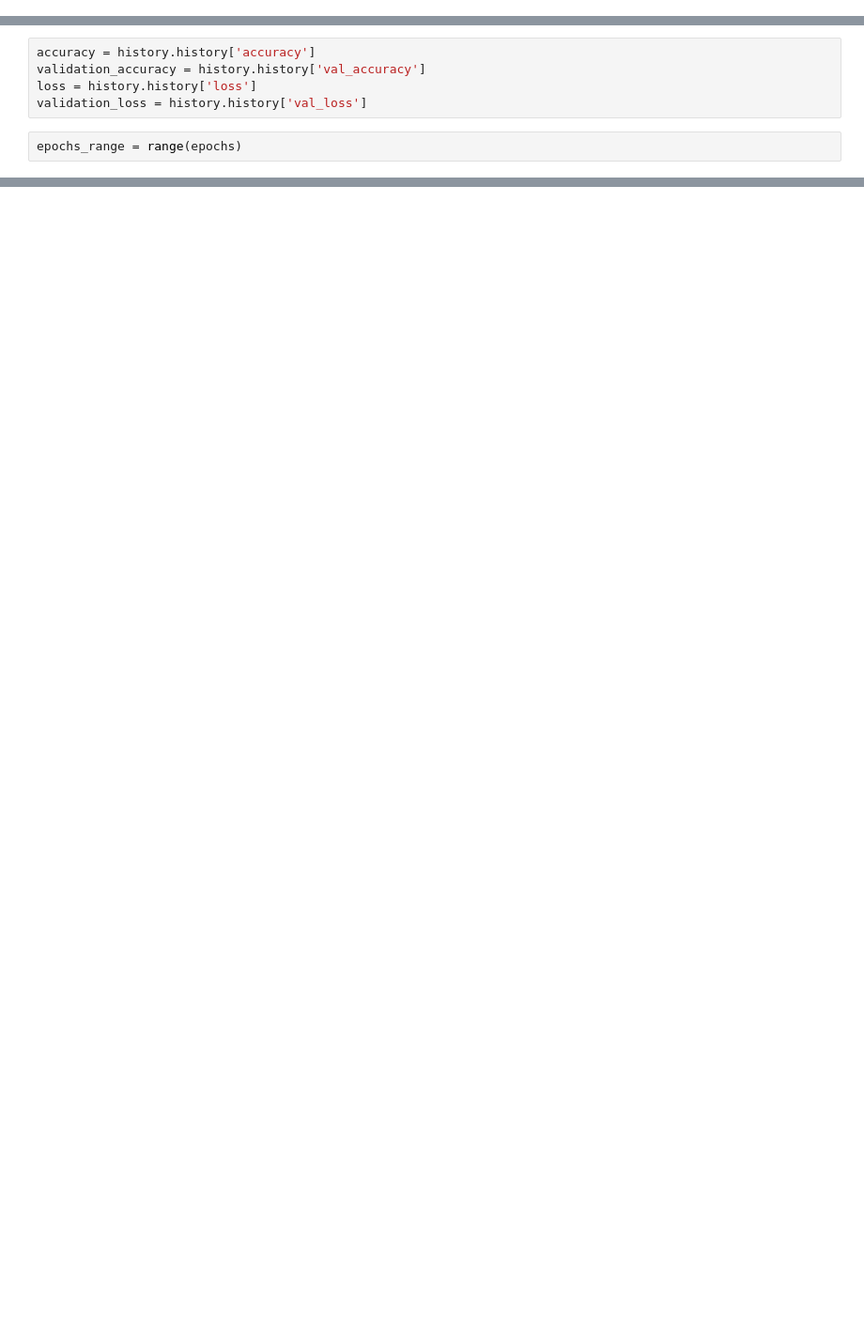
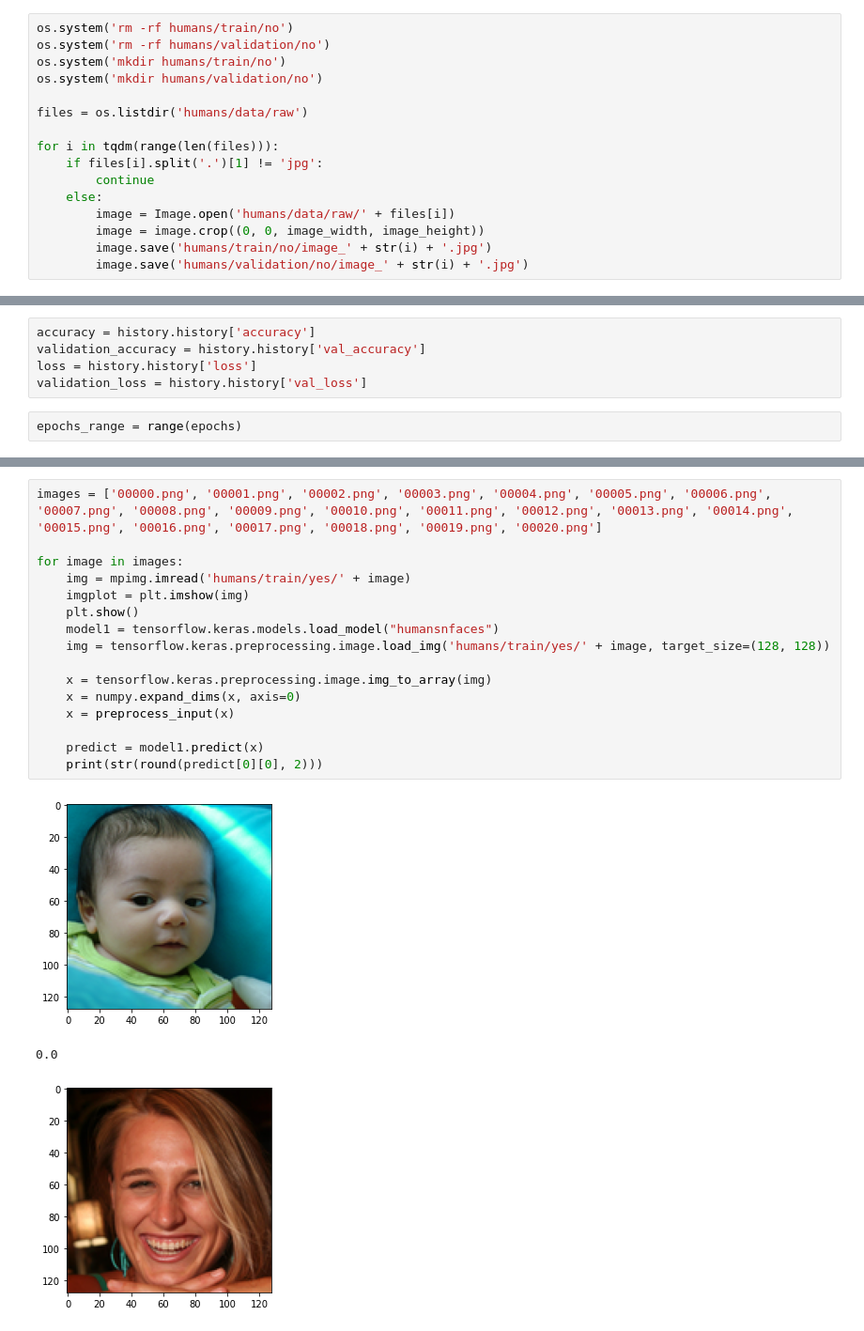
Before and after one commit to Pietertt/camaro, a Jupyter notebook: keras/deeplearning.ipynb, the cells around one changed output, grey strips where cells are left out. Shown at 94% size. Cells and saved outputs as stored; diff of their text form; blank space fills up the shorter version.

```diff
--- a/keras/deeplearning.ipynb
+++ b/keras/deeplearning.ipynb
@@ -17,2 +29,18 @@ from sklearn.model_selection import train_test_split
+# %%
+os.system('rm -rf humans/train/no')
+os.system('rm -rf humans/validation/no')
+os.system('mkdir humans/train/no')
+os.system('mkdir humans/validation/no')
+
+files = os.listdir('humans/data/raw')
+
+for i in tqdm(range(len(files))):
+    if files[i].split('.')[1] != 'jpg':
+        continue
+    else:
+        image = Image.open('humans/data/raw/' + files[i])
+        image = image.crop((0, 0, image_width, image_height))
+        image.save('humans/train/no/image_' + str(i) + '.jpg')
+        image.save('humans/validation/no/image_' + str(i) + '.jpg')
 # %% [markdown]
 De gebruikte afbeeldingen zijn 128x128 met 3 kleur kanalen (RGB)
@@ -144,0 +203,20 @@ plt.show()
+# %%
+images = ['00000.png', '00001.png', '00002.png', '00003.png', '00004.png', '00005.png', '00006.png', '00007.png', '00008.png', '00009.png', '00010.png', '00011.png', '00012.png', '00013.png', '00014.png', '00015.png', '00016.png', '00017.png', '00018.png', '00019.png', '00020.png']
+
+for image in images:
+    img = mpimg.imread('humans/train/yes/' + image)
+    imgplot = plt.imshow(img)
+    plt.show()
+    model1 = tensorflow.keras.models.load_model("humansnfaces")
+    img = tensorflow.keras.preprocessing.image.load_img('humans/train/yes/' + image, target_size=(128, 128))
+
+    x = tensorflow.keras.preprocessing.image.img_to_array(img)
+    x = numpy.expand_dims(x, axis=0)
+    x = preprocess_input(x)
+
+    predict = model1.predict(x)
+    print(str(round(predict[0][0], 2)))
+# %% [output]
+[figure, added]
+0.0
+[figure, added]
```
Also changed, not shown: parts of 10 cells of this notebook.
